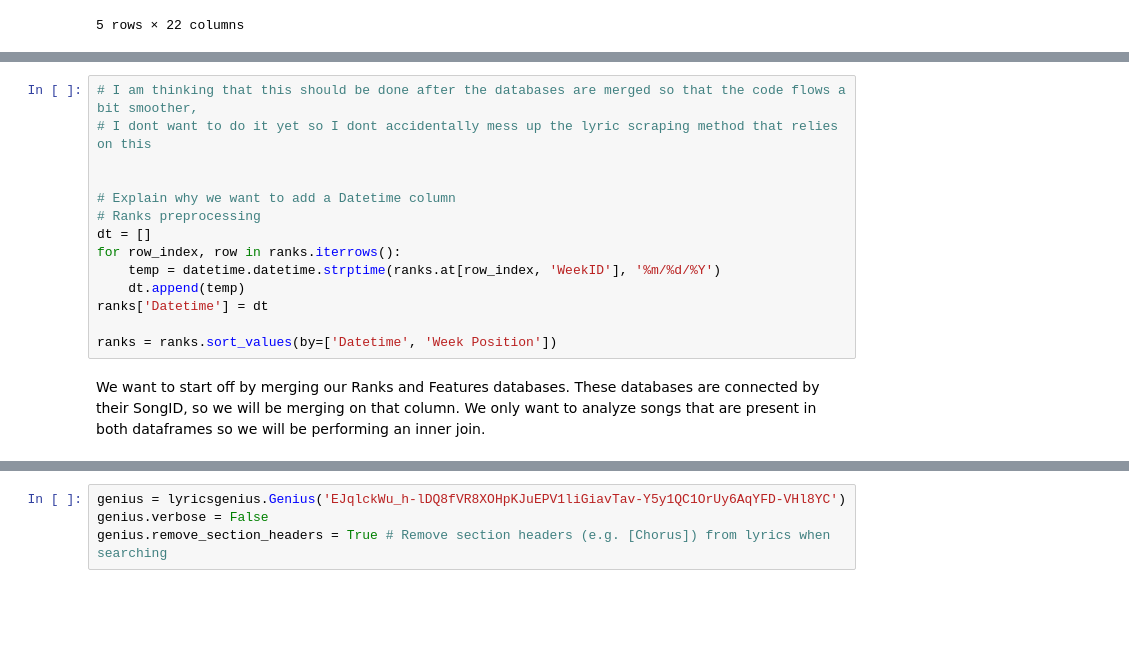
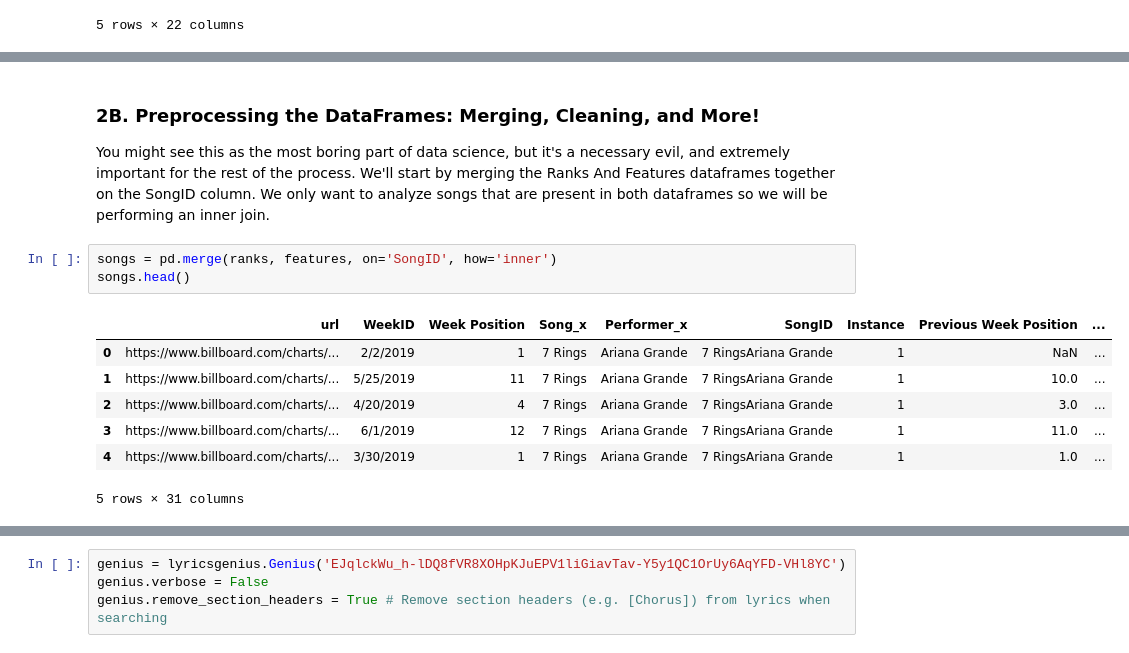
Before and after one commit to ssarahfloress/ssarahfloress.github.io, a Jupyter notebook: Final Tutorial.ipynb, the cells around one changed output, grey strips where cells are left out. Drawn from its saved outputs; the diff is of its cells as text; blank space fills up the shorter version.

```diff
--- a/Final Tutorial.ipynb
+++ b/Final Tutorial.ipynb
@@ -113,16 +103,14 @@ Along with cleaning our databases, we want to take a sample of the songs for sen
-# %%
-# I am thinking that this should be done after the databases are merged so that the code flows a bit smoother,
-# I dont want to do it yet so I dont accidentally mess up the lyric scraping method that relies on this
-
-
-# Explain why we want to add a Datetime column
-# Ranks preprocessing
-dt = []
-for row_index, row in ranks.iterrows():
-    temp = datetime.datetime.strptime(ranks.at[row_index, 'WeekID'], '%m/%d/%Y')
-    dt.append(temp)
-ranks['Datetime'] = dt
-
-ranks = ranks.sort_values(by=['Datetime', 'Week Position'])
 # %% [markdown]
-We want to start off by merging our Ranks and Features databases. These databases are connected by their SongID, so we will be merging on that column. We only want to analyze songs that are present in both dataframes so we will be performing an inner join.
+### 2B. Preprocessing the DataFrames: Merging, Cleaning, and More!
+You might see this as the most boring part of data science, but it's a necessary evil, and extremely important for the rest of the process.  We'll start by merging the Ranks And Features dataframes together on the SongID column. We only want to analyze songs that are present in both dataframes so we will be performing an inner join.
+# %%
+songs = pd.merge(ranks, features, on='SongID', how='inner')
+songs.head()
+# %% [output]
+|  | url | WeekID | Week Position | Song_x | Performer_x | SongID | Instance | Previous Week Position | ... |
+| 0 | https://www.billboard.com/charts/... | 2/2/2019 | 1 | 7 Rings | Ariana Grande | 7 RingsAriana Grande | 1 | NaN | ... |
+| 1 | https://www.billboard.com/charts/... | 5/25/2019 | 11 | 7 Rings | Ariana Grande | 7 RingsAriana Grande | 1 | 10.0 | ... |
+| 2 | https://www.billboard.com/charts/... | 4/20/2019 | 4 | 7 Rings | Ariana Grande | 7 RingsAriana Grande | 1 | 3.0 | ... |
+| 3 | https://www.billboard.com/charts/... | 6/1/2019 | 12 | 7 Rings | Ariana Grande | 7 RingsAriana Grande | 1 | 11.0 | ... |
+| 4 | https://www.billboard.com/charts/... | 3/30/2019 | 1 | 7 Rings | Ariana Grande | 7 RingsAriana Grande | 1 | 1.0 | ... |
+5 rows × 31 columns
```
Also changed, not shown: parts of 37 cells of this notebook, 3 other files.
